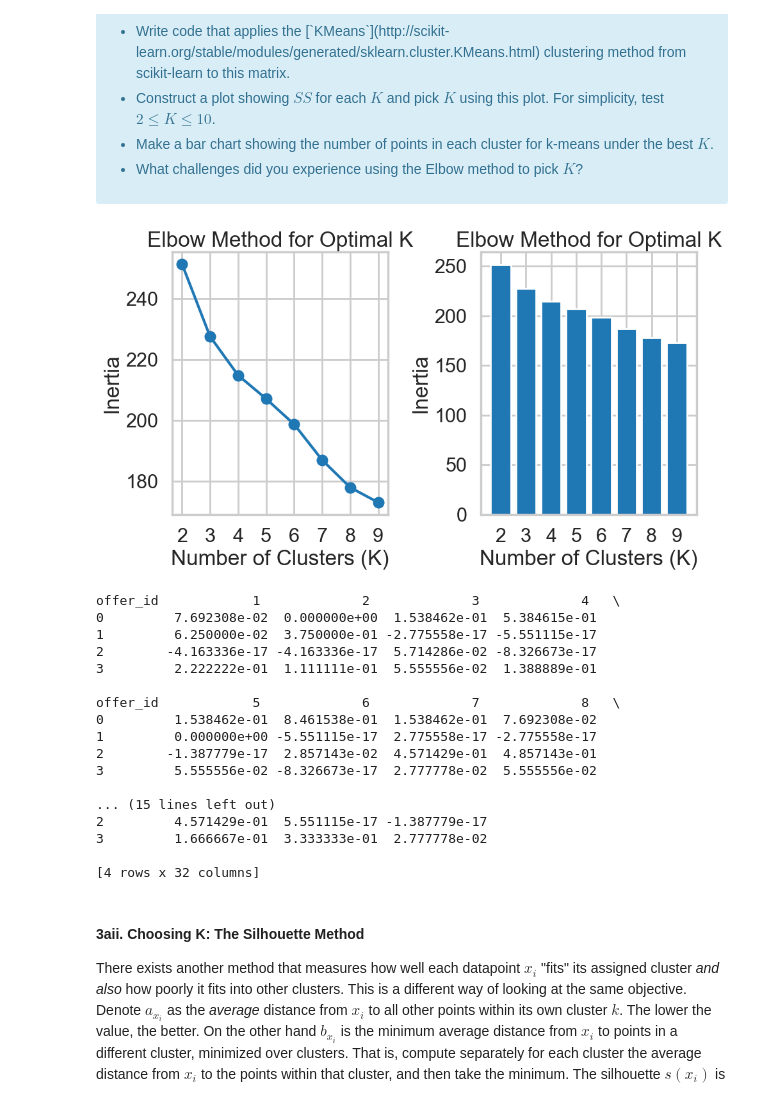
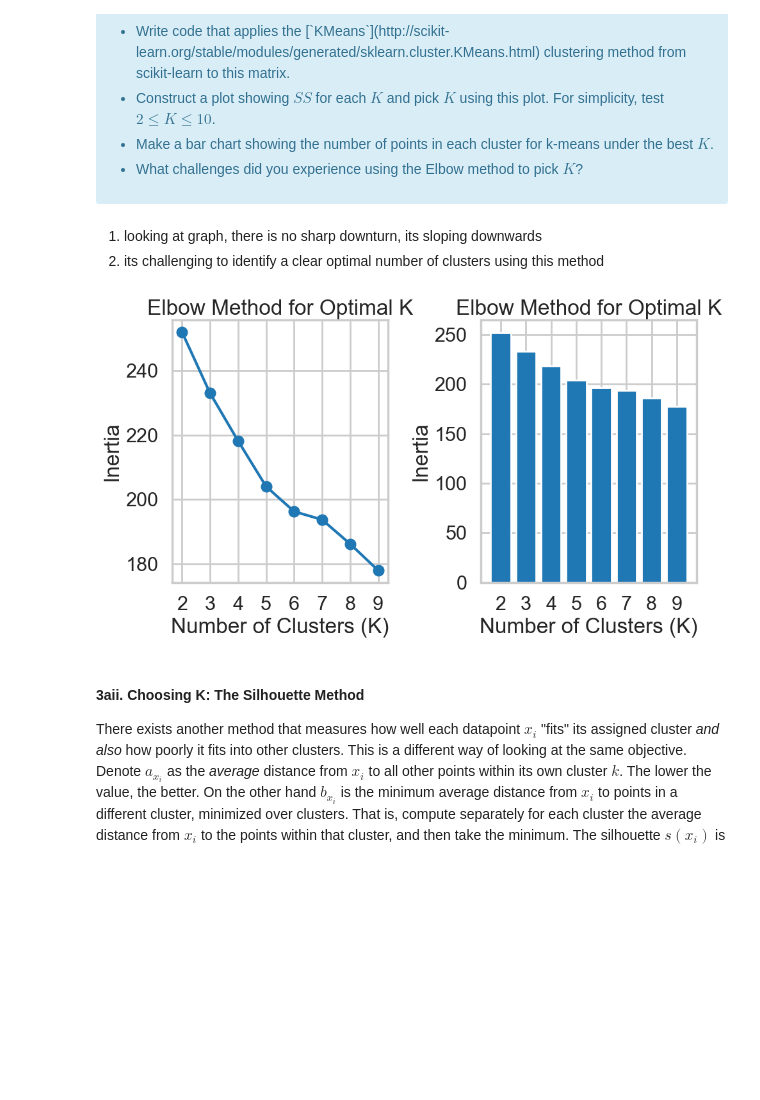
Before and after one commit to ManjuPallavi/Clustering-K-means, a Jupyter notebook: Clustering Case Study - Customer Segmentation with K-Means - Tier 3.ipynb, the cells around one changed output. Cells and saved outputs as stored; diff of their text form; code cells hidden in the pictures; blank space fills up the shorter version.

```diff
--- a/Clustering Case Study - Customer Segmentation with K-Means - Tier 3.ipynb
+++ b/Clustering Case Study - Customer Segmentation with K-Means - Tier 3.ipynb
@@ -90,6 +90,9 @@ The first thing we need is a way to compare customers. To do this, we're going t
 </div>
 # %%
 #your turn
-merged_df = pd.merge(df_offers,df_transactions, on = 'offer_id', how = 'inner')
+merged_df = pd.merge(df_transactions,df_offers,how = 'left', on = 'offer_id')
+print(merged_df.head(5))
 pivoted_df = merged_df.pivot_table(index = 'customer_name', columns='offer_id', values='n', fill_value=0)
 pivoted_df.to_csv('pivoted_Data.csv')
+
+print(pivoted_df.shape)
@@ -128,3 +143,6 @@ where $x_i$ is a point, $C_k$ represents cluster $k$ and $\mu_k$ is the centroid
+# %% [markdown]
+1) looking at graph, there is no sharp downturn, its sloping downwards
+2) its challenging to identify a clear optimal number of clusters using this method
 # %%
 # your turn
 from sklearn.cluster import KMeans
@@ -136,53 +154,36 @@ X = pivoted_df.to_numpy()
 
 
 for k in range (2,10):
-    kmeans = KMeans(n_clusters = k, random_state = 0)
+    kmeans = KMeans(n_clusters = k, random_state = 0,n_init = 'auto')
     kmeans.fit(X)
     cluster_centers.append(kmeans.cluster_centers_)
     inertia_values.append(kmeans.inertia_)
 
 fig,axs = plt.subplots(1,2, figsize = (10,6))
 
 axs[0].plot(range(2,10), inertia_values, marker = 'o')
 axs[0].set_xlabel('Number of Clusters (K)')
 axs[0].set_ylabel('Inertia')
 axs[0].set_title('Elbow Method for Optimal K')
 axs[0].set_xticks(range(2,10))
 
 axs[1].bar(range(2,10), inertia_values)
 axs[1].set_xlabel('Number of Clusters (K)')
 axs[1].set_ylabel('Inertia')
 axs[1].set_title('Elbow Method for Optimal K')
 axs[1].set_xticks(range(2,10))
 
 plt.tight_layout()
 plt.show()
 
 best_k = 3  # Change this to the optimal k from the plot
 best_cluster_centers = cluster_centers[2]  # Adjust the index for 0-based list
 
 # Create a DataFrame for cluster profiles (assuming offer_id is the feature name)
 cluster_profiles = pd.DataFrame(best_cluster_centers, columns=pivoted_df.columns)
-print(cluster_profiles)
+#print(cluster_profiles)
 # %% [output]
-[figure, old version]
+[figure, new version]
-offer_id            1             2             3             4   \
-0         7.692308e-02  0.000000e+00  1.538462e-01  5.384615e-01
-1         6.250000e-02  3.750000e-01 -2.775558e-17 -5.551115e-17
-2        -4.163336e-17 -4.163336e-17  5.714286e-02 -8.326673e-17
-3         2.222222e-01  1.111111e-01  5.555556e-02  1.388889e-01
-
-offer_id            5             6             7             8   \
-0         1.538462e-01  8.461538e-01  1.538462e-01  7.692308e-02
-1         0.000000e+00 -5.551115e-17  2.775558e-17 -2.775558e-17
-2        -1.387779e-17  2.857143e-02  4.571429e-01  4.857143e-01
-3         5.555556e-02 -8.326673e-17  2.777778e-02  5.555556e-02
-
-... (15 lines left out)
-2         4.571429e-01  5.551115e-17 -1.387779e-17
-3         1.666667e-01  3.333333e-01  2.777778e-02
-
-[4 rows x 32 columns]
 # %% [markdown]
 #### 3aii. Choosing K: The Silhouette Method
 
```
Also changed, not shown: parts of 29 cells of this notebook.
